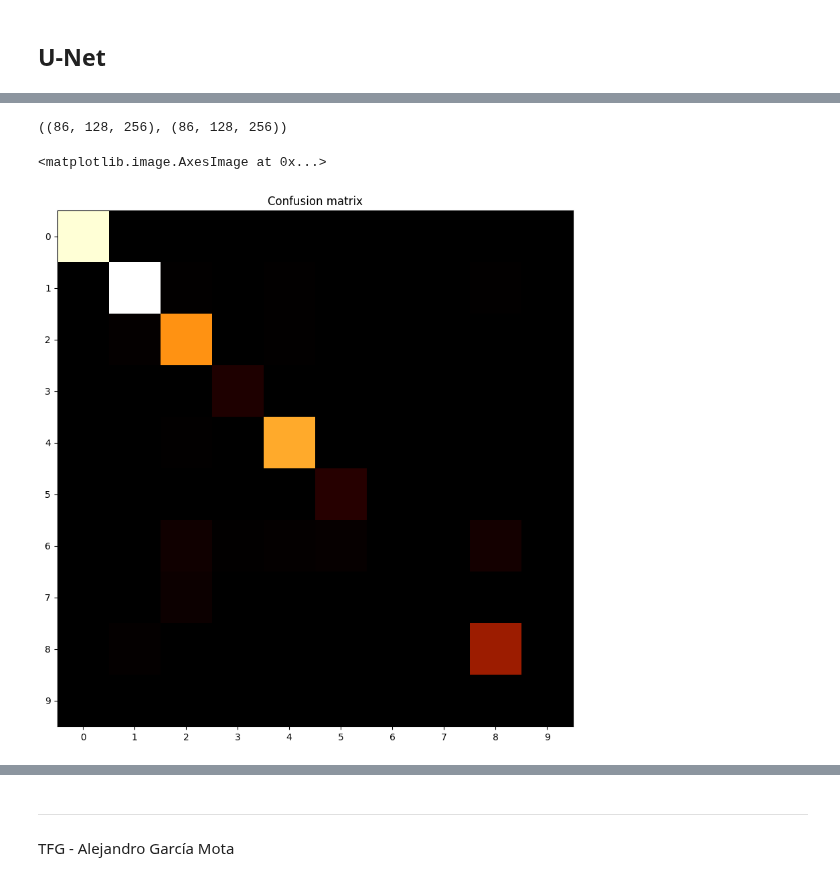
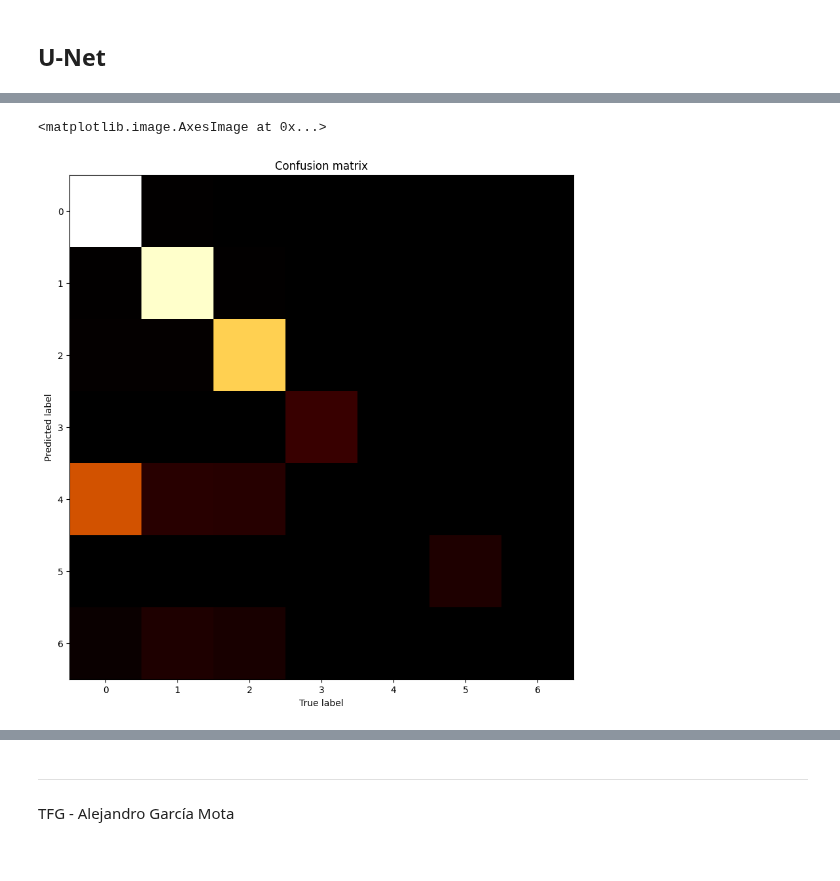
Before and after one commit to alexgmota/TFG-SW-AGM, a Jupyter notebook: src/U-Net_endo_segmentation.ipynb, the cells around one changed output, grey strips where cells are left out. Saved outputs shown, nothing was run; the diff lists cells and outputs as text; code cells hidden in the pictures.

```diff
--- a/src/U-Net_endo_segmentation.ipynb
+++ b/src/U-Net_endo_segmentation.ipynb
@@ -45,3 +37,10 @@ N = len(masks)
+# %%
+HEIGHT, WIDTH = 64, 128
+N = len(masks)
+CLASS_WEIGHTS = [1.65541299e+01, 1.98217406e+01, 1.99288681e+01, 2.85602396e+03,
+ 4.62984850e+01, 1.54151314e+03, 1.80213705e+03, 5.44084793e+04,
+ 6.45511226e+06, 5.21309974e+03, 2.16910280e+02, 9.71868695e+07,
+ 5.23722121e+04]
 # %%
 X, y = [], []
 
@@ -233,10 +232,7 @@ def focal_tversky_loss(y_true, y_pred, gamma=0.75):
     tv = tversky(y_true, y_pred)
     return tf.keras.backend.pow((1 - tv), gamma)
 
-def generalized_dice_coeff(y_true, y_pred, smooth=1e-9):
-    # Compute weights: "the contribution of each label is corrected by the inverse of its volume"
-    w = np.zeros((13,))
-    w = 1. / (K.sum(y_true, (0,1,2))**2 + smooth)
+def generalized_dice_coeff(y_true, y_pred, w=CLASS_WEIGHTS, smooth=1e-9):
 
     # Compute gen dice coef:
     numerator = y_true * y_pred
@@ -256,8 +252,8 @@ def generalized_dice_loss(y_true, y_pred):
 unet_model = build_unet_model(n_filters=32, n_classes=13)
 # unet_model.load_weights('../models/u-net_39-0.22_tversky_loss.hdf5')
 unet_model.compile(
-    optimizer=tf.keras.optimizers.Adam(1e-4),
-    loss=tversky_loss,
+    optimizer=tf.keras.optimizers.Adam(1e-3),
+    loss=generalized_dice_loss,
     metrics=[tf.metrics.MeanIoU(num_classes=13), dice_coeficient]
 )
 
@@ -291,10 +287,11 @@ unet_model.evaluate(
 )
 
 checkpoint = tf.keras.callbacks.ModelCheckpoint(
-    '../models/u-net_trainCP_tversky_loss.hdf5',
+    '../models/u-net_trainCP_GDL.hdf5',
     verbose=1,
     save_best_only=True,
     save_weights_only=True,
+    mode='auto'
 )
 
 print('\n\t TRAINING\n')
@@ -302,7 +299,7 @@ print('\n\t TRAINING\n')
 model_history = unet_model.fit(
     X_train,
     y_train,
-    epochs=100,
+    epochs=300,
     batch_size=4,
     validation_data=(X_test, y_test),
     use_multiprocessing=True,
@@ -310,7 +307,7 @@ model_history = unet_model.fit(
     verbose=1
 )
 
-# unet_model.save_weights('../models/u-net_{val_loss:.5f}_tversky_loss.hdf5')
+unet_model.save_weights('../models/u-net_{val_loss:.5f}-DC_GDL_loss.hdf5')
 # %% [output]
          EVALUATION
 
@@ -372,22 +369,21 @@ pred = tf.argmax(pred, axis=-1)
-# %%
-tf.argmax(y_test, axis=-1).numpy().shape, pred.numpy().shape
-# %% [output]
-((86, 128, 256), (86, 128, 256))
 # %%
 from sklearn.metrics import confusion_matrix
+
 y_true = tf.argmax(y_test, axis=-1).numpy().reshape((-1, 1))
 y_pred = pred.numpy().reshape((-1, 1))
 confusion_mat = confusion_matrix(y_true, y_pred)
 
 plt.figure(figsize=(10,10))
 plt.subplot()
 plt.xticks(np.arange(0,13, 1))
 plt.yticks(np.arange(0,13, 1))
 plt.title('Confusion matrix')
+plt.xlabel('True label')
+plt.ylabel('Predicted label')
 plt.imshow(confusion_mat, cmap='afmhot')
 # %% [output]
 <matplotlib.image.AxesImage at 0x...>
-[figure, old version]
+[figure, new version]
 # %%
 idx = random.randint(0, len(pred)-1)
 
```
Also changed, not shown: parts of 13 cells of this notebook, 1 other file.
